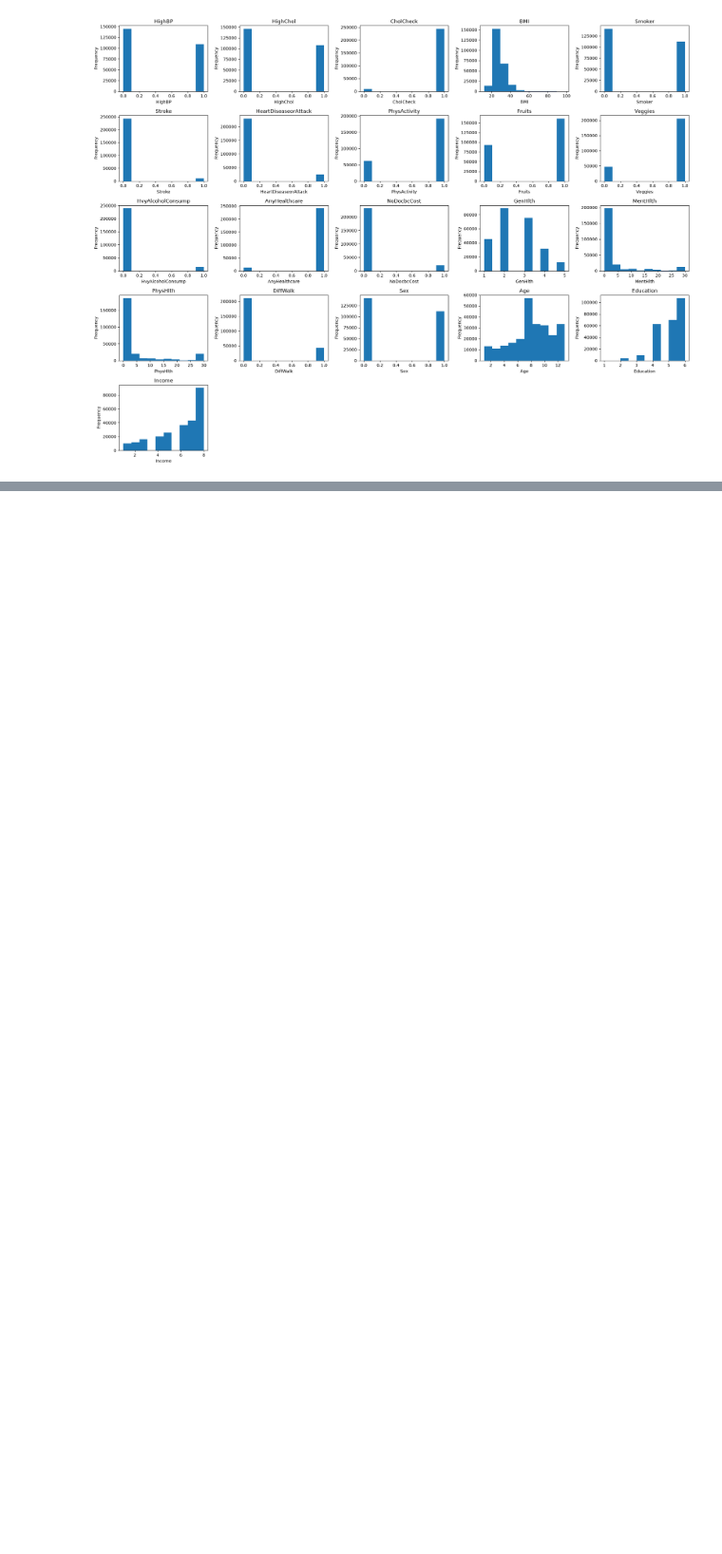
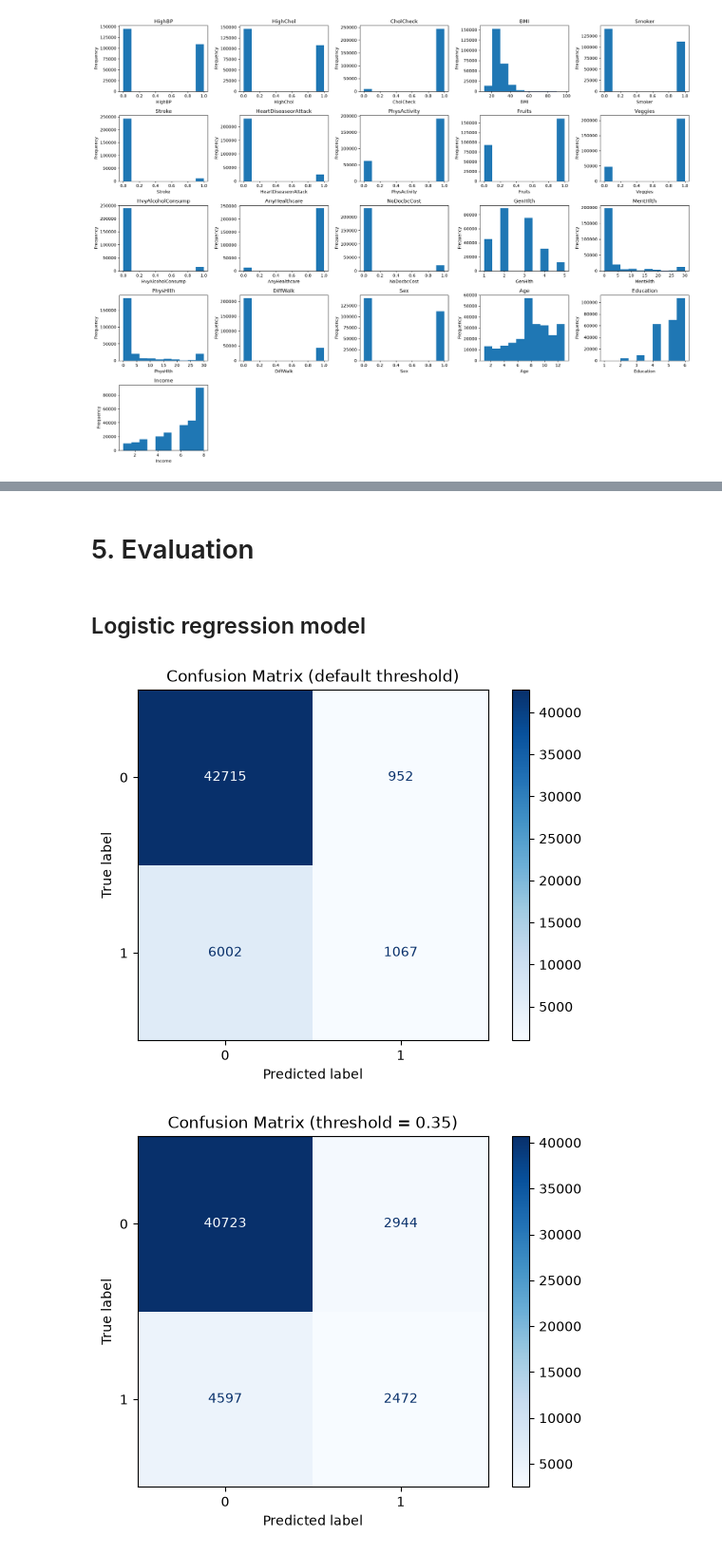
Before and after one commit to MustBeViable/DatanKasittely, a Jupyter notebook: Diabetes-machine-learn-project.ipynb, the cells around one changed output, grey strips where cells are left out. Shown at 95% size. Cells and saved outputs as stored; diff of their text form; code cells hidden in the pictures; blank space fills up the shorter version.

Commit message:
merge aleksis work and add conclusions and discussions about data and model evaluation so far

```diff
--- a/Diabetes-machine-learn-project.ipynb
+++ b/Diabetes-machine-learn-project.ipynb
@@ -123,0 +158,17 @@ plot_data(X)
+# %%
+y_logistic = y.squeeze()
+
+X_logistic = X
+
+X_train, X_test, y_train, y_test = train_test_split(
+    X_logistic,
+    y_logistic,
+    test_size=0.2,
+    random_state=123,
+    stratify=y
+)
+
+scaler = StandardScaler()
+
+X_train = scaler.fit_transform(X_train)
+X_test = scaler.transform(X_test)
@@ -123,0 +179,33 @@ plot_data(X)
+# %%
+logistic_model = LogisticRegression(max_iter=1000)
+
+logistic_model.fit(X_train, y_train)
+
+y_pred = logistic_model.predict(X_test)
+# %% [markdown]
+# 5. Evaluation
+# %% [markdown]
+## Logistic regression model
+# %%
+cm = confusion_matrix(y_test, y_pred)
+
+disp = ConfusionMatrixDisplay(confusion_matrix=cm)
+disp.plot(cmap="Blues")
+plt.title("Confusion Matrix (default threshold)")
+plt.show()
+
+
+y_prob = logistic_model.predict_proba(X_test)[:, 1]
+
+threshold = 0.35
+y_pred_new = (y_prob >= threshold).astype(int)
+
+cm2 = confusion_matrix(y_test, y_pred_new)
+
+disp2 = ConfusionMatrixDisplay(confusion_matrix=cm2)
+disp2.plot(cmap="Blues")
+plt.title("Confusion Matrix (threshold = 0.35)")
+plt.show()
+# %% [output]
+[figure, added]
+[figure, added]
```
Also changed, not shown: parts of 17 cells of this notebook.
